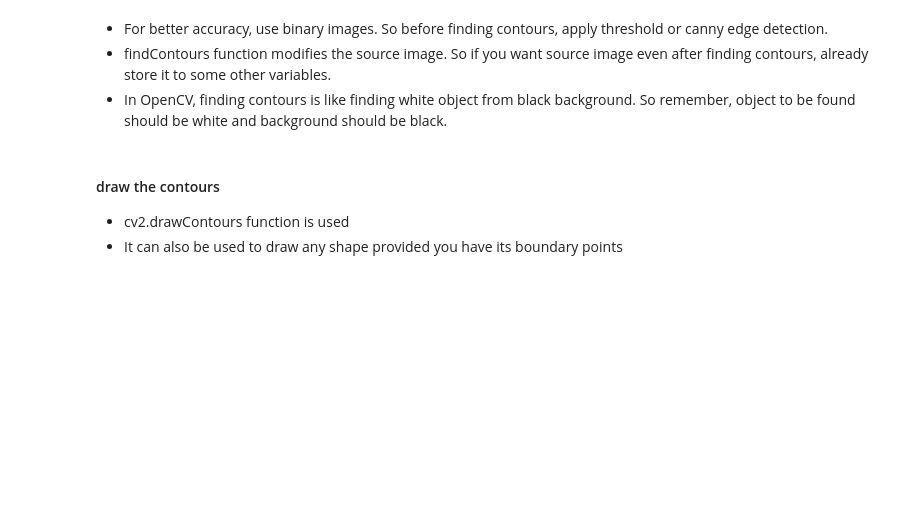
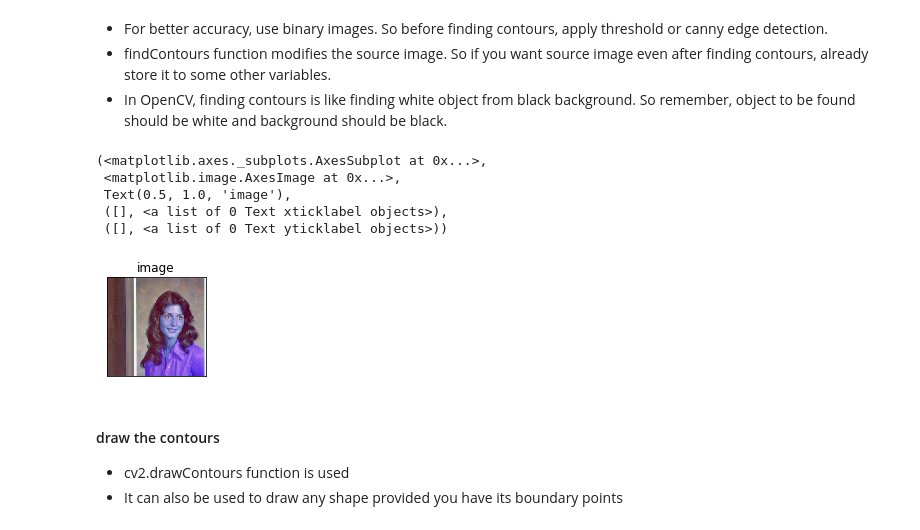
Before and after one commit to rojamogili/Python, a Jupyter notebook: OpenCV_basics/Contours_in_OpenCV.ipynb, the cells around one changed output. Drawn from its saved outputs; the diff is of its cells as text; code cells hidden in the pictures; blank space fills up the shorter version.

```diff
--- a/OpenCV_basics/Contours_in_OpenCV.ipynb
+++ b/OpenCV_basics/Contours_in_OpenCV.ipynb
@@ -17,16 +18,23 @@ import numpy as np
 # %%
 img=cv2.imread('standard_test_images\\standard_test_images\\1.tif')
 gray=cv2.cvtColor(img,cv2.COLOR_BGR2GRAY)
 ret,thresh=cv2.threshold(gray,127,255,0)
 image, contours, hierarchy=cv2.findContours(thresh,cv2.RETR_TREE,cv2.CHAIN_APPROX_SIMPLE)
 cv2.imshow('img',img)
 cv2.imshow('thresh',thresh)
 
-cv2.imshow('image',image)
-
 cv2.waitKey(0)
 cv2.destroyAllWindows()
 #cv2.findContours(thresh,cv2.RETR_TREE,cv2.CHAIN_APPROX_SIMPLE)
+plt.subplot(221), plt.imshow(img),plt.title('image'),plt.xticks([]),plt.yticks([])
+#plt.subplot(222), plt.imshow(thresh),plt.title('thresh'),plt.xticks([]),plt.yticks([])
+# %% [output]
+(<matplotlib.axes._subplots.AxesSubplot at 0x...>,
+ <matplotlib.image.AxesImage at 0x...>,
+ Text(0.5, 1.0, 'image'),
+ ([], <a list of 0 Text xticklabel objects>),
+ ([], <a list of 0 Text yticklabel objects>))
+[figure, added]
 # %% [markdown]
 #### draw the contours
 - cv2.drawContours function is used
```
Also changed, not shown: parts of 94 cells of this notebook, 6 other files.
